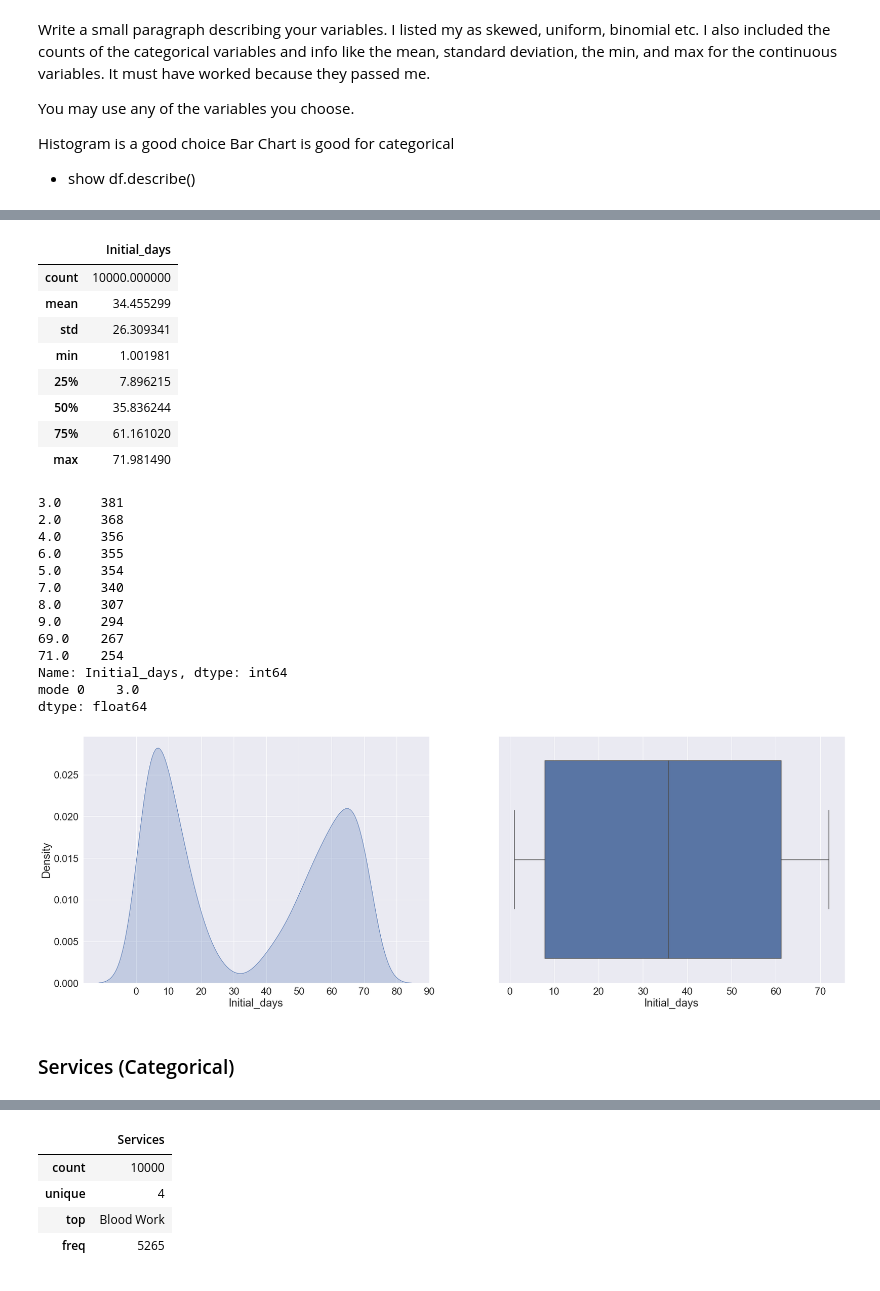
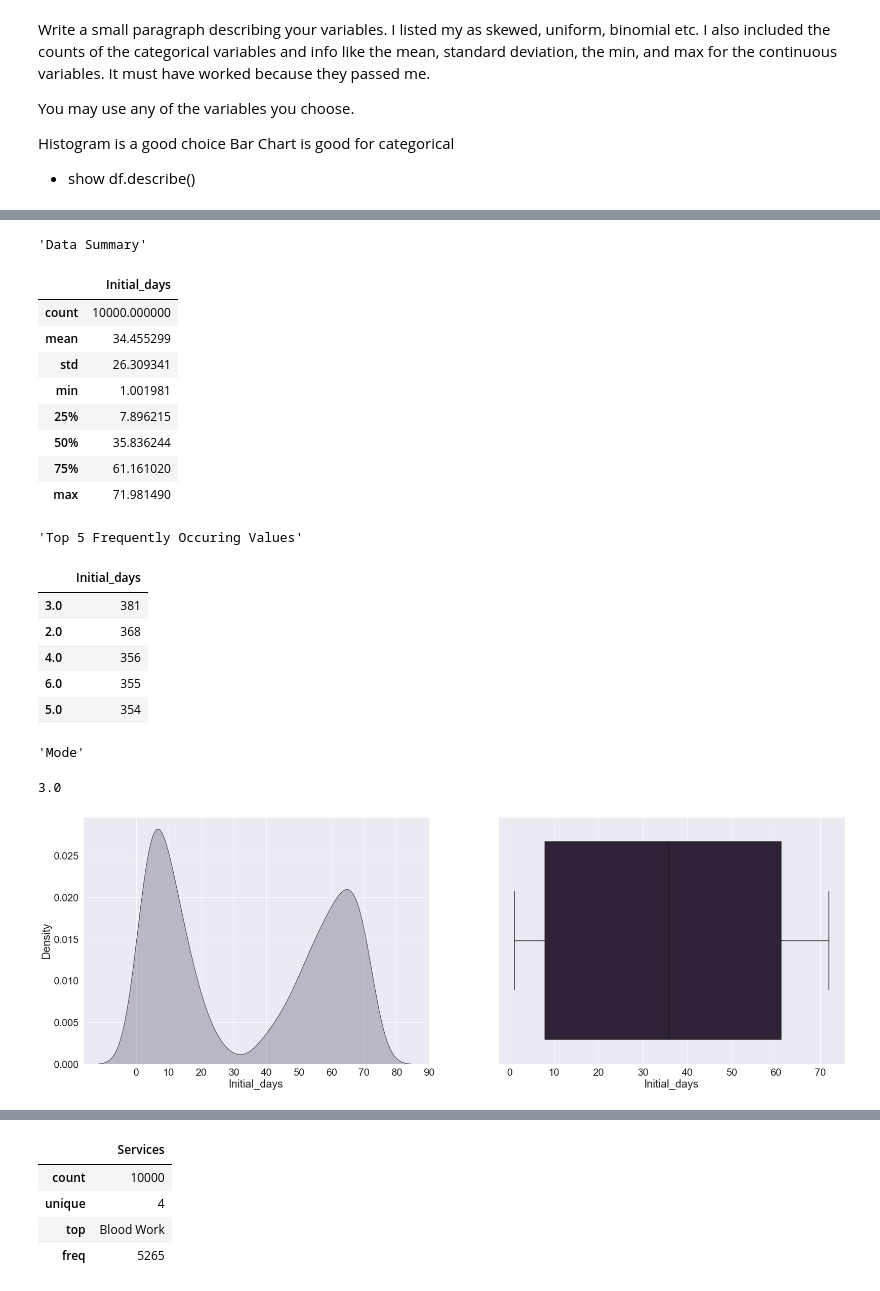
Before and after one commit to chrispaynes/OSDSC-Portfolio, a Jupyter notebook: exploratory_data_analysis/final_nb.ipynb, the cells around one changed output, grey strips where cells are left out. Cells and saved outputs as stored; diff of their text form; code cells hidden in the pictures.

```diff
--- a/exploratory_data_analysis/final_nb.ipynb
+++ b/exploratory_data_analysis/final_nb.ipynb
@@ -105,7 +105,15 @@ The submission includes a warning- and error-free code to accurately analyze the
 -   ANOVA
 # %%
 import pandas as pd
+import matplotlib.pyplot as plt
+import numpy as np
 from scipy import stats
+import seaborn as sns
+
+pd.set_option("display.max_columns", 100)
+pd.set_option("display.max_rows", 100)
+cmap = "mako"
+sns.set(font_scale=2, palette=cmap)
 
 df = pd.read_csv("./src/Medical Data and Dictionary Files/medical_clean.csv")
 
@@ -330,45 +351,34 @@ plt.savefig('vit_d_levels.png', format="png")
+# %%
+display("Data Summary", pd.DataFrame(df.Initial_days.describe()))
+print()
+display("Top 5 Frequently Occuring Values", pd.DataFrame(df.Initial_days.round().value_counts().sort_values(ascending=False).head()))
+print()
+display("Mode", df.Initial_days.round().mode()[0])
+# %% [output]
+'Data Summary'
+|  | Initial_days |
+| count | 10000.000000 |
+| mean | 34.455299 |
+| std | 26.309341 |
+| min | 1.001981 |
+| 25% | 7.896215 |
+| 50% | 35.836244 |
+| 75% | 61.161020 |
+| max | 71.981490 |
+'Top 5 Frequently Occuring Values'
+|  | Initial_days |
+| 3.0 | 381 |
+| 2.0 | 368 |
+| 4.0 | 356 |
+| 6.0 | 355 |
+| 5.0 | 354 |
+'Mode'
+3.0
 # %%
-display(pd.DataFrame(df.Initial_days.describe()))
-
-print(df.Initial_days.round().value_counts().sort_values(ascending=False).head(10))
-
-print("mode", df.Initial_days.round().mode())
-
-
 fig, axs = plt.subplots(ncols=2, figsize=(30,10))
 
 _ = sns.kdeplot(data=df, x="Initial_days", ax=axs[0], fill=True).set_xticks(range(0, 100, 10))
 _ = sns.boxplot(data=df, x="Initial_days", ax=axs[1])
 plt.savefig('initial_days.png', format="png")
-
-
-
-#  The n umber of days the patient stayed in the hospital during the initial visit
-# - bimodal distribution with modes around 5 and 65 initial days
-# - no outliers detected
 # %% [output]
-|  | Initial_days |
-| count | 10000.000000 |
-| mean | 34.455299 |
-| std | 26.309341 |
-| min | 1.001981 |
-| 25% | 7.896215 |
-| 50% | 35.836244 |
-| 75% | 61.161020 |
-| max | 71.981490 |
-3.0     381
-2.0     368
-4.0     356
-6.0     355
-5.0     354
-7.0     340
-8.0     307
-9.0     294
-69.0    267
-71.0    254
-Name: Initial_days, dtype: int64
-mode 0    3.0
-dtype: float64
-[figure, old version]
+[figure, new version]
-# %% [markdown]
-### Services (Categorical)
```
Also changed, not shown: parts of 30 cells of this notebook.
